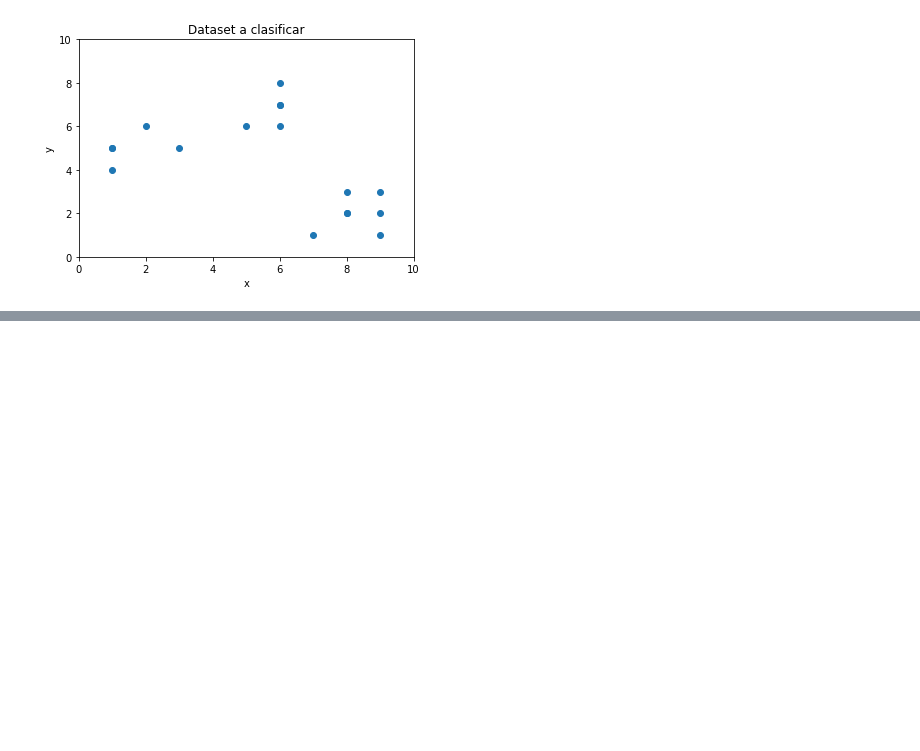
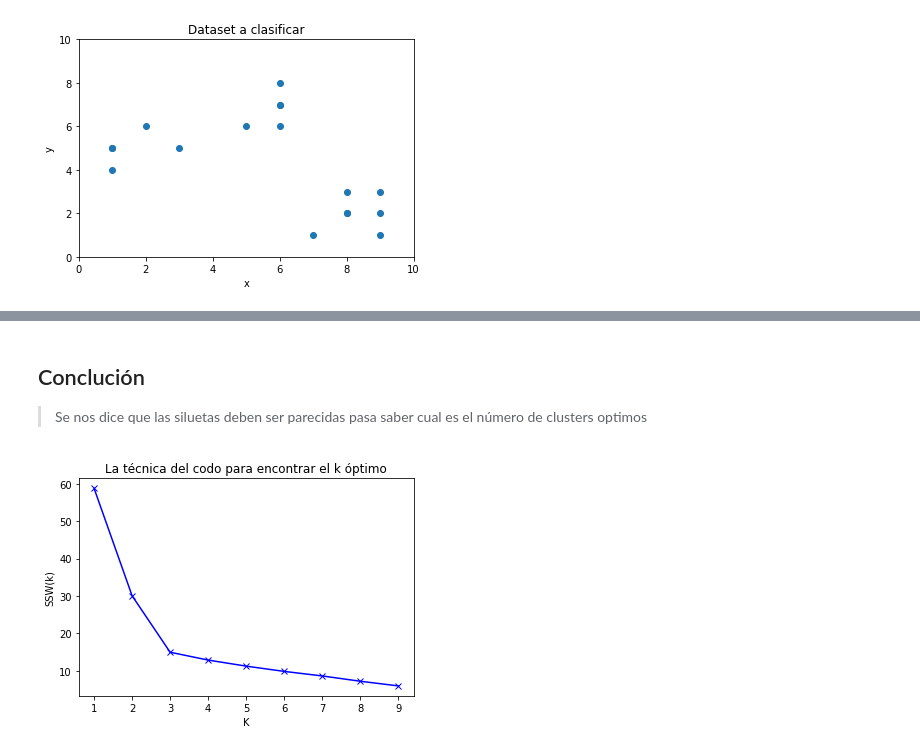
Before and after one commit to GersonVis/Tecnicas-de-IA, a Jupyter notebook: curso udemy/clustering/el metodo del codo y factor silueta.ipynb, the cells around one changed output, grey strips where cells are left out. Saved outputs shown, nothing was run; the diff lists cells and outputs as text; code cells hidden in the pictures; blank space fills up the shorter version.

```diff
--- a/curso udemy/clustering/el metodo del codo y factor silueta.ipynb
+++ b/curso udemy/clustering/el metodo del codo y factor silueta.ipynb
@@ -61,0 +304,13 @@ for k in K:
+# %% [markdown]
+## Conclución
+> Se nos dice que las siluetas deben ser parecidas pasa saber cual es el número de clusters optimos
+# %%
+## utlizamos la suma de los cuadrados internos
+## pintaremos la súma de los cuadrados con su respectiva linea azul con cuadridos y guiones
+plt.plot(K, ssw, "bx-")
+plt.xlabel("K")
+plt.ylabel("SSW(k)")
+plt.title("La técnica del codo para encontrar el k óptimo")
+plt.show()
+# %% [output]
+[figure, added]
```
Also changed, not shown: parts of 4 cells of this notebook, 3 other files.
